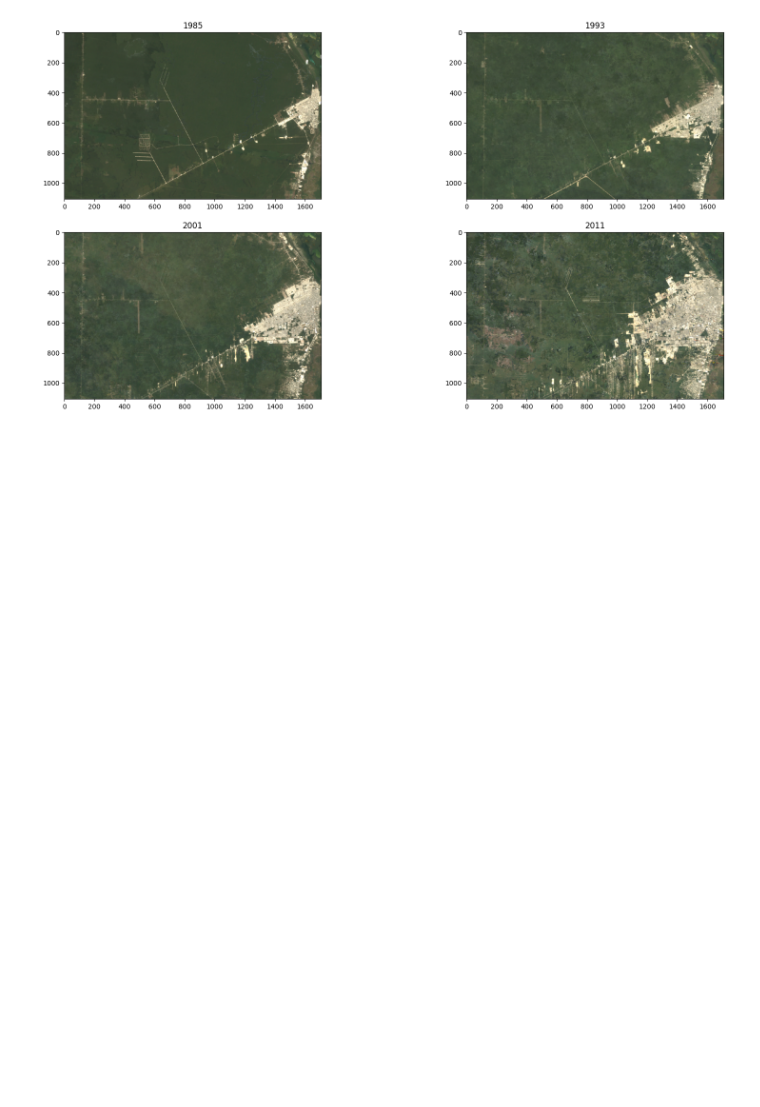
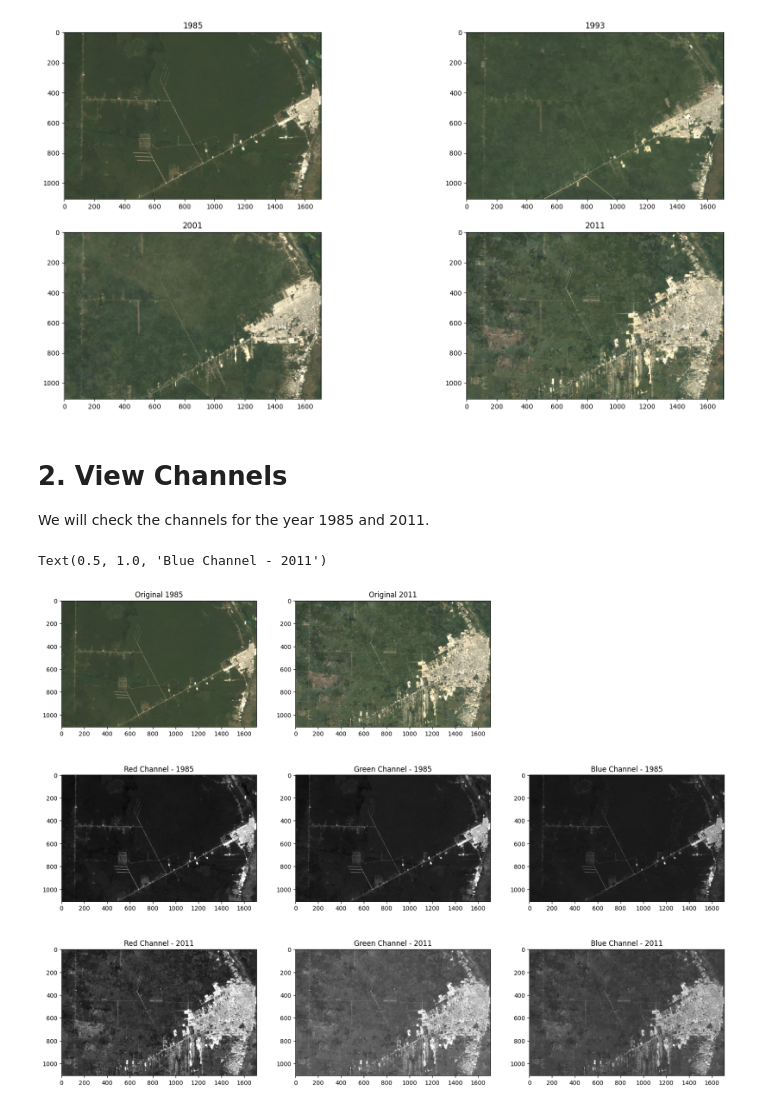
Before and after one commit to saulyaguana/Histograms-ColorSegmentation, a Jupyter notebook: App1/deforestationAnalysis.ipynb, the cells around one changed output. Saved outputs shown, nothing was run; the diff lists cells and outputs as text; code cells hidden in the pictures; blank space fills up the shorter version.

Commit message:
Splitting channels from 1985 and 2011 images

```diff
--- a/App1/deforestationAnalysis.ipynb
+++ b/App1/deforestationAnalysis.ipynb
@@ -35,3 +35,26 @@ ax.set_title("2011")
 plt.imshow(image4[:, :, ::-1]);
 # %% [output]
 [figure]
+# %% [markdown]
+# 2. View Channels
+
+We will check the channels for the year 1985 and 2011.
+# %%
+b1, g1, r1 = cv2.split(image1)
+b4, g4, r4 = cv2.split(image4)
+
+# Show the channels.
+plt.figure(figsize=(20, 15))
+plt.subplot(331); plt.imshow(image1[:, :, ::-1]); plt.title("Original 1985")
+plt.subplot(332); plt.imshow(image4[:, :, ::-1]); plt.title("Original 2011")
+
+plt.subplot(334); plt.imshow(r1); plt.title("Red Channel - 1985")
+plt.subplot(335); plt.imshow(g1); plt.title("Green Channel - 1985")
+plt.subplot(336); plt.imshow(b1); plt.title("Blue Channel - 1985")
+
+plt.subplot(337); plt.imshow(r4); plt.title("Red Channel - 2011")
+plt.subplot(338); plt.imshow(g4); plt.title("Green Channel - 2011")
+plt.subplot(339); plt.imshow(b4); plt.title("Blue Channel - 2011")
+# %% [output]
+Text(0.5, 1.0, 'Blue Channel - 2011')
+[figure, added]
```
